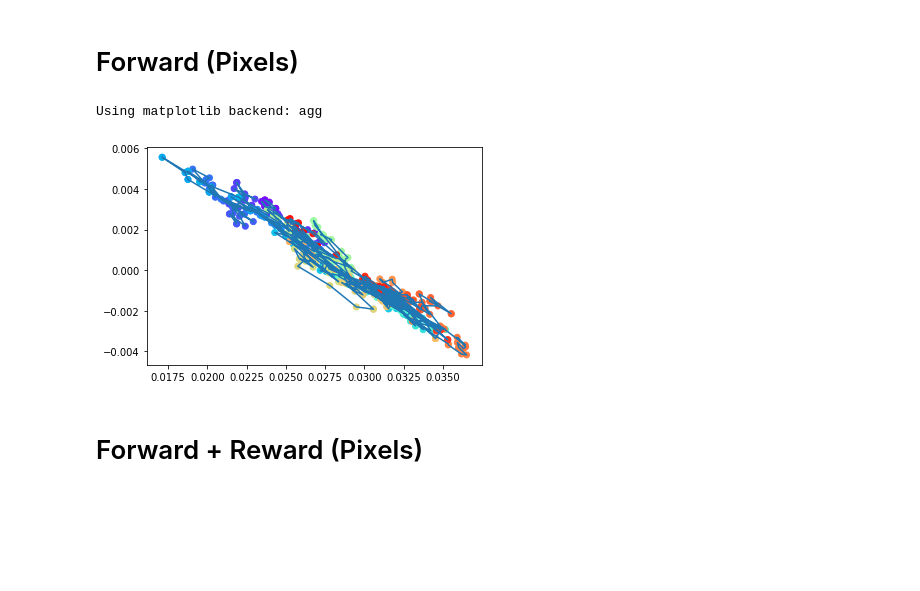
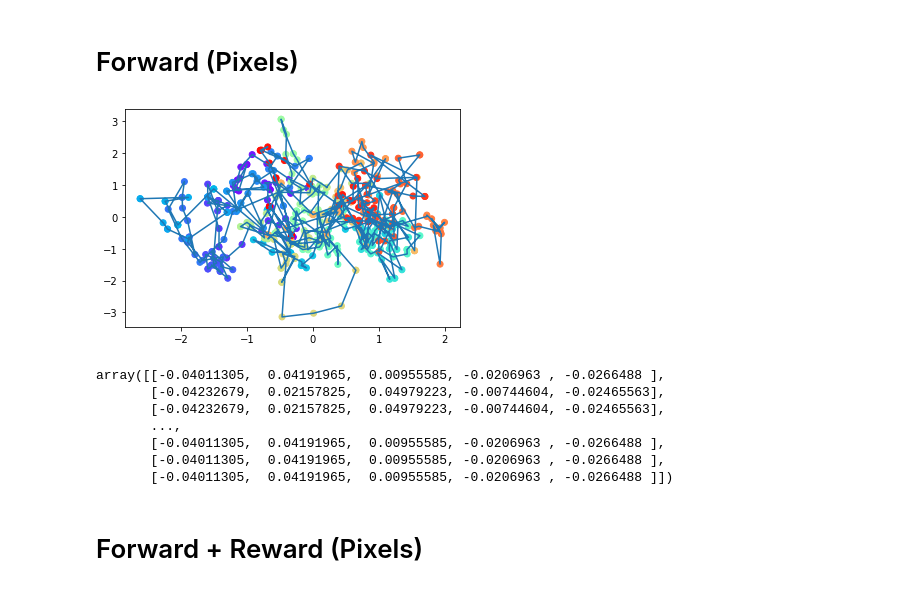
Before and after one commit to holdenlee/LinearizingStateRepresentation, a Jupyter notebook: Test3-analysis.ipynb, the cells around one changed output. Saved outputs shown, nothing was run; the diff lists cells and outputs as text; code cells hidden in the pictures; blank space fills up the shorter version.

```diff
--- a/Test3-analysis.ipynb
+++ b/Test3-analysis.ipynb
@@ -20,20 +20,29 @@ save_dir = "./"
 # %%
 net = torch.load(save_dir+"/fwd.net")
 
 # what follows is code to visualize the representations
 d = 5 # must match the final entry in layers
 n_samps = 500
 env = ew.TorchEncoderWrapper(env,net.encoder,np.eye(d))
 X = np.empty((n_samps,d))
 for i,ang in enumerate(np.linspace(0,2*np.pi,n_samps)): # go through the angles from 0 to 2pi
     X[i,:] = env.reset(state=[ang,0])
-utils.visualize_trajectory(X)
+xhat = utils.visualize_trajectory_aligned(X)
 # %% [output]
-Using matplotlib backend: agg
+[figure, added]
-# %%
-utils.visualize_trajectory(X)
-# %% [output]
-[figure, removed]
+# %%
+#xhat
+import scipy.linalg as la
+U, Si, VT = la.svd(X, full_matrices=False)
+U
+# %% [output]
+array([[-0.04011305,  0.04191965,  0.00955585, -0.0206963 , -0.0266488 ],
+       [-0.04232679,  0.02157825,  0.04979223, -0.00744604, -0.02465563],
+       [-0.04232679,  0.02157825,  0.04979223, -0.00744604, -0.02465563],
+       ...,
+       [-0.04011305,  0.04191965,  0.00955585, -0.0206963 , -0.0266488 ],
+       [-0.04011305,  0.04191965,  0.00955585, -0.0206963 , -0.0266488 ],
+       [-0.04011305,  0.04191965,  0.00955585, -0.0206963 , -0.0266488 ]])
 # %% [markdown]
 # Forward + Reward (Pixels)
 # %%
```
Also changed, not shown: parts of 3 cells of this notebook, 3 other files.
